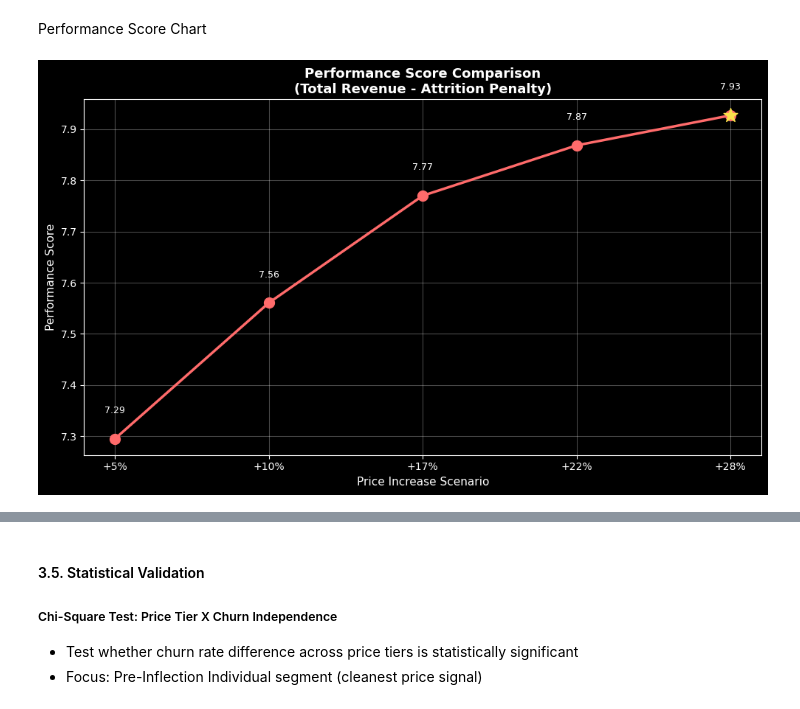
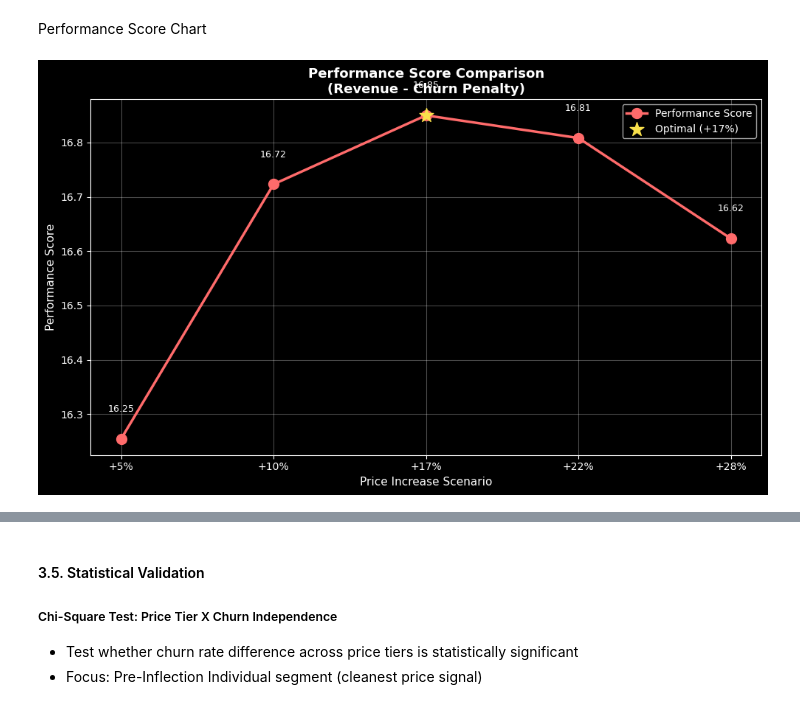
Before and after one commit to coolmich0904/YOUTUBE_CHURN_PRICE_RISK, a Jupyter notebook: notebooks/eda_03_price_threshold.ipynb, the cells around one changed output, grey strips where cells are left out. Saved outputs shown, nothing was run; the diff lists cells and outputs as text; code cells hidden in the pictures.

```diff
--- a/notebooks/eda_03_price_threshold.ipynb
+++ b/notebooks/eda_03_price_threshold.ipynb
@@ -1068,34 +1008,36 @@ Scenario  M12 Revenue  Attrition Cost  Performance Score
 # %% [markdown]
 Performance Score Chart
-# %%
-# Performance Score Chart
-fig, ax = plt.subplots(figsize=(10, 6))
-
-x = np.arange(len(perf_df))
-scenarios = perf_df['Scenario'].tolist()
-perf_scores = perf_df['Performance Score'].tolist()
-
-ax.plot(x, perf_scores,
-        marker='o', linewidth=2.5, markersize=10,
-        color='#FF6B6B', label='Performance Score')
-
-optimal_idx = perf_df['Performance Score'].idxmax()
-ax.scatter(optimal_idx, perf_scores[optimal_idx],
-          s=200, marker='*', color='#F9E04B', zorder=4)
-
-ax.set_xticks(x)
-ax.set_xticklabels(scenarios)
-ax.set_title('Performance Score Comparison\n(Total Revenue - Attrition Penalty)',
-            fontsize=13, fontweight='bold')
-ax.set_xlabel('Price Increase Scenario', fontsize=11)
-ax.set_ylabel('Performance Score', fontsize=11)
-ax.grid(True, alpha=0.3)
-
-for i, v in enumerate(perf_scores):
-    ax.text(i, v + 0.05, f'{v:.2f}', ha='center', fontsize=9)
-
-plt.tight_layout()
-plt.savefig('../outputs/eda_03/chart_5_performance_score.png', dpi=150, bbox_inches='tight')
-plt.show()
-# %% [output]
-[figure, removed]
+# %%
+# Performance Score Chart
+fig, ax = plt.subplots(figsize=(10, 6))
+
+scenarios = [r['Price Increase'] for r in results_all]
+perf_scores = [r['Performance Score'] for r in results_all]
+
+x = np.arange(len(scenarios))
+
+ax.plot(x, perf_scores,
+        marker='o', linewidth=2.5, markersize=10,
+        color='#FF6B6B', label='Performance Score')
+
+optimal_idx = perf_scores.index(max(perf_scores))
+ax.scatter(optimal_idx, perf_scores[optimal_idx],
+           s=200, marker='*', color='#F9E04B', zorder=4, label='Optimal (+17%)')
+
+ax.set_xticks(x)
+ax.set_xticklabels(scenarios)
+ax.set_title('Performance Score Comparison\n(Revenue - Churn Penalty)',
+             fontsize=13, fontweight='bold')
+ax.set_xlabel('Price Increase Scenario', fontsize=11)
+ax.set_ylabel('Performance Score', fontsize=11)
+ax.grid(True, alpha=0.3)
+ax.legend(fontsize=10)
+
+for i, v in enumerate(perf_scores):
+    ax.text(i, v + 0.05, f'{v:.2f}', ha='center', fontsize=9)
+
+plt.tight_layout()
+plt.savefig('../outputs/eda_03/chart_5_performance_score.png', dpi=150, bbox_inches='tight')
+plt.show()
+# %% [output]
+[figure, added]
```
Also changed, not shown: parts of 7 cells of this notebook, 7 other files.
